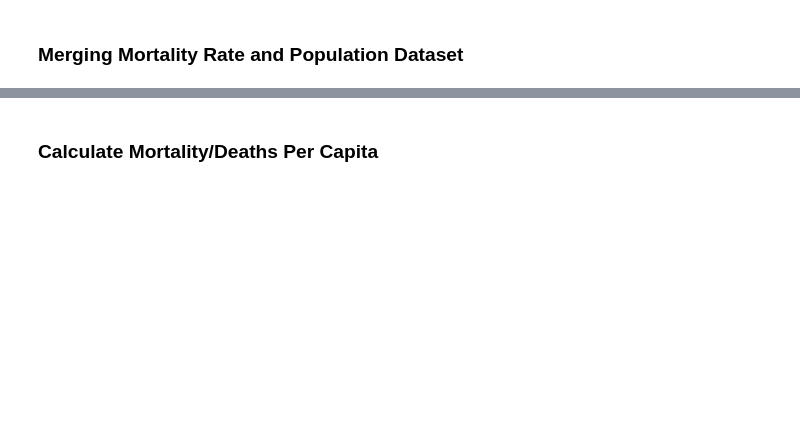
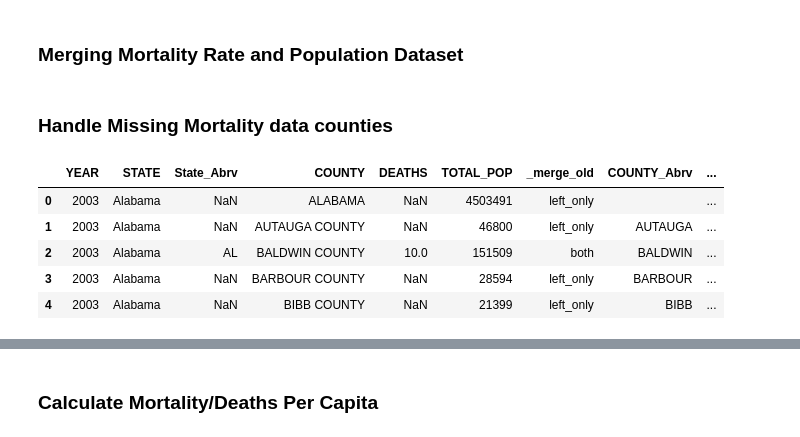
Before and after one commit to MIDS-at-Duke/estimating-impact-of-opioids-2020-vxf, a Jupyter notebook: 10_code/Transform_Data_Plus_Plot.ipynb, the cells around one changed output, grey strips where cells are left out. Drawn from its saved outputs; the diff is of its cells as text; code cells hidden in the pictures; blank space fills up the shorter version.

```diff
--- a/10_code/Transform_Data_Plus_Plot.ipynb
+++ b/10_code/Transform_Data_Plus_Plot.ipynb
@@ -100,3 +87,5 @@ pop_df.head()
+# %%
+pop_df = pop_df[(pop_df['YEAR'] >= 2003) & (pop_df['YEAR'] <= 2015)]
 # %% [markdown]
 ### Merging Mortality Rate and Population Dataset
 # %%
@@ -106,3 +96,5 @@ mor_pop = mor_pop[['YEAR', 'STATE', 'State_Abrv', 'COUNTY', 'DEATHS', 'TOTAL_POP
 # %%
 mor_pop['COUNTY'] = mor_pop['COUNTY'].str.upper()
 mor_pop['COUNTY_Abrv'] = [x[:-7] for x in mor_pop['COUNTY'].tolist()]
+# %% [markdown]
+### Handle Missing Mortality data counties
@@ -108,0 +107,9 @@ mor_pop['COUNTY_Abrv'] = [x[:-7] for x in mor_pop['COUNTY'].tolist()]
+# %%
+mor_pop.head()
+# %% [output]
+|  | YEAR | STATE | State_Abrv | COUNTY | DEATHS | TOTAL_POP | _merge_old | COUNTY_Abrv | ... |
+| 0 | 2003 | Alabama | NaN | ALABAMA | NaN | 4503491 | left_only |  | ... |
+| 1 | 2003 | Alabama | NaN | AUTAUGA COUNTY | NaN | 46800 | left_only | AUTAUGA | ... |
+| 2 | 2003 | Alabama | AL | BALDWIN COUNTY | 10.0 | 151509 | both | BALDWIN | ... |
+| 3 | 2003 | Alabama | NaN | BARBOUR COUNTY | NaN | 28594 | left_only | BARBOUR | ... |
+| 4 | 2003 | Alabama | NaN | BIBB COUNTY | NaN | 21399 | left_only | BIBB | ... |
```
Also changed, not shown: parts of 36 cells of this notebook, 3 other files.
